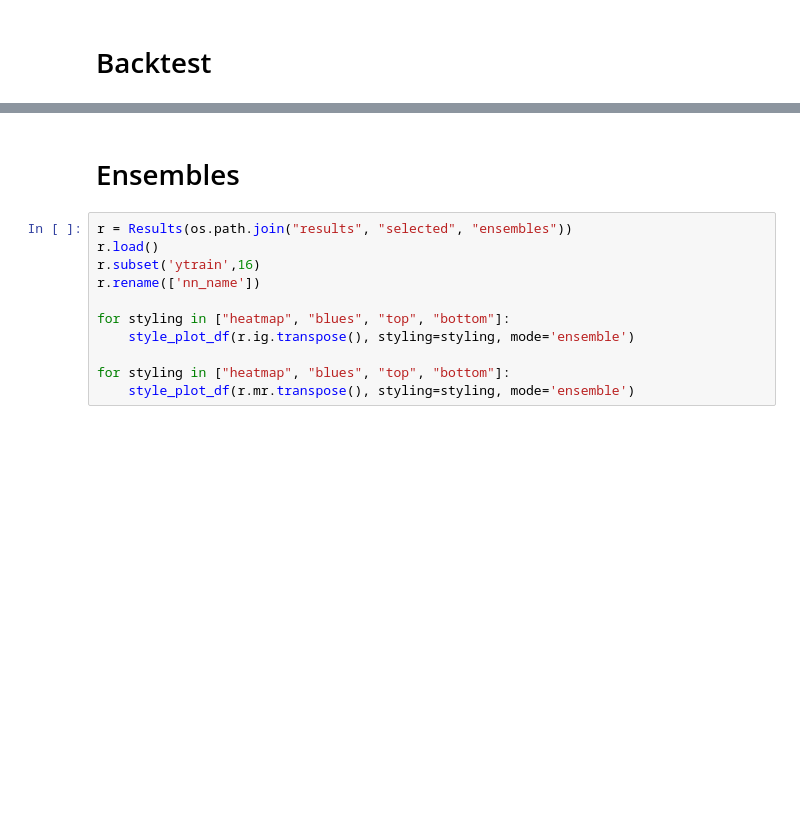
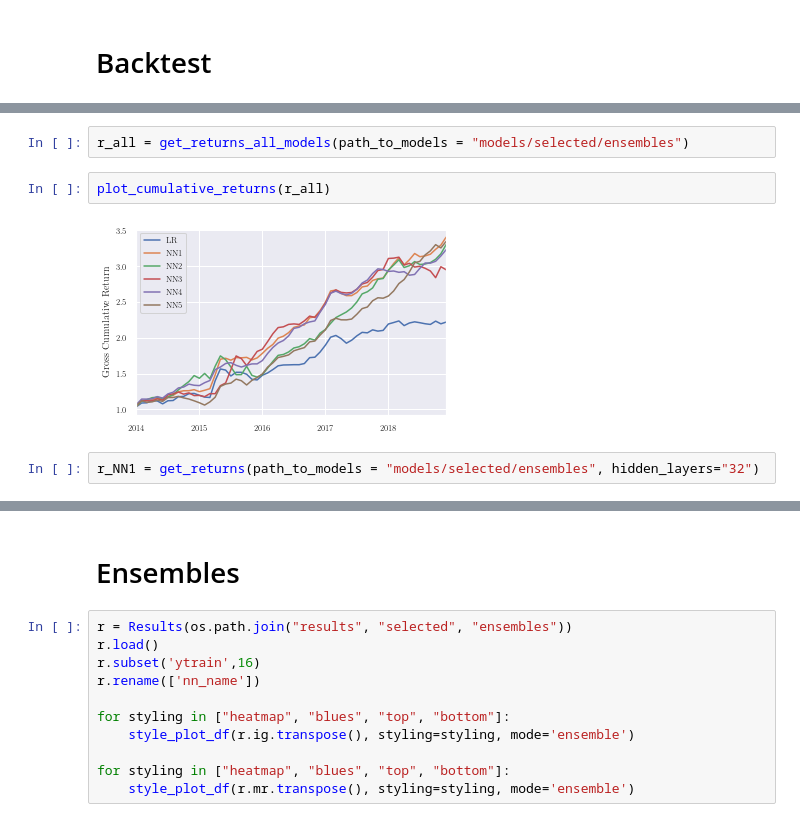
Before and after one commit to karolinachalupova/DiplomaThesis, a Jupyter notebook: results_plots.ipynb, the cells around one changed output, grey strips where cells are left out. Drawn from its saved outputs; the diff is of its cells as text; blank space fills up the shorter version.

```diff
--- a/results_plots.ipynb
+++ b/results_plots.ipynb
@@ -30,0 +95,8 @@ sharpe_ratio(r["Long-short"],period='monthly')
+# %%
+r_all = get_returns_all_models(path_to_models = "models/selected/ensembles")
+# %%
+plot_cumulative_returns(r_all)
+# %% [output]
+[figure, added]
+# %%
+r_NN1 = get_returns(path_to_models = "models/selected/ensembles", hidden_layers="32")
```
Also changed, not shown: parts of 44 cells of this notebook.
